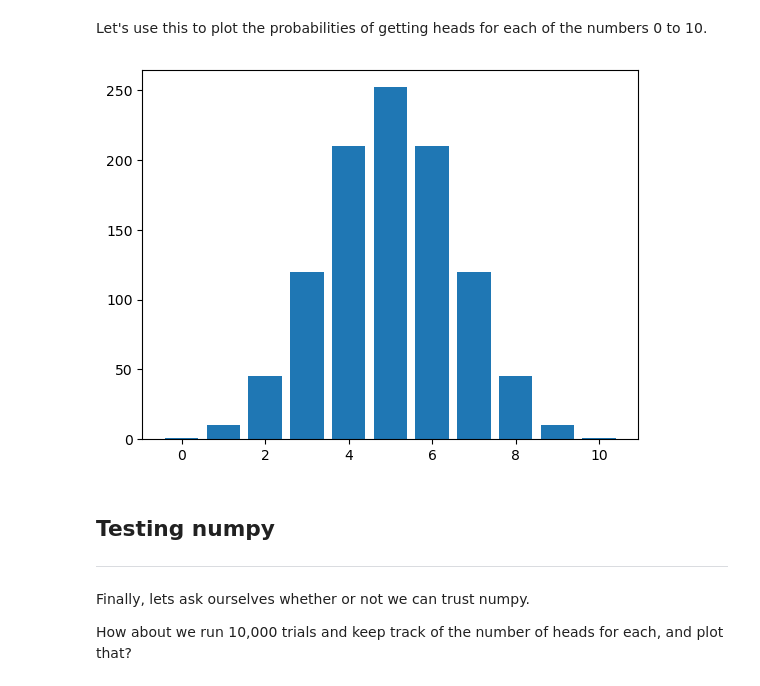
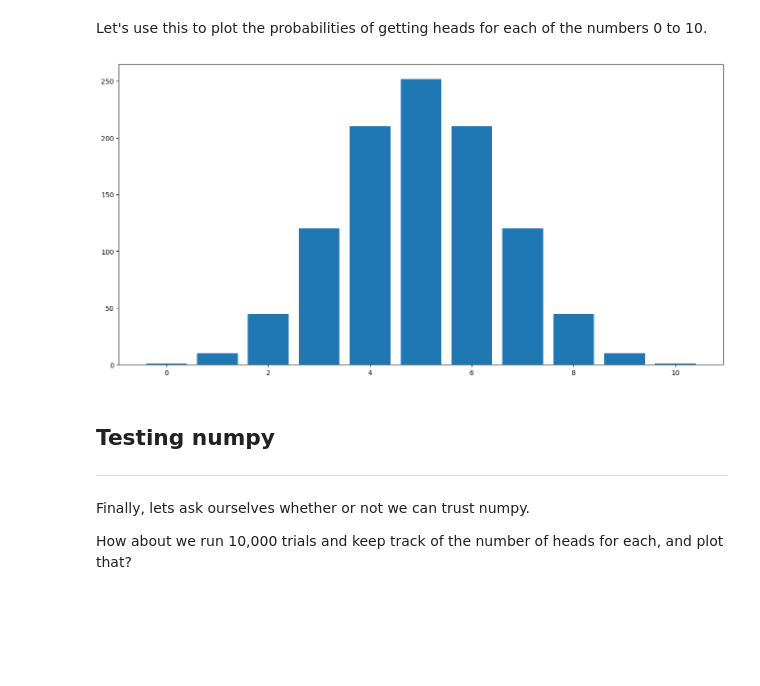
Before and after one commit to ianmcloughlin/hed4notebooks, a Jupyter notebook: content/coin_flipping.ipynb, the cells around one changed output. Cells and saved outputs as stored; diff of their text form; code cells hidden in the pictures; blank space fills up the shorter version.

```diff
--- a/content/coin_flipping.ipynb
+++ b/content/coin_flipping.ipynb
@@ -420,17 +420,21 @@ math.comb(10, 5)
 # %% [markdown]
 Let's use this to plot the probabilities of getting heads for each of the numbers 0 to 10.
 # %%
+# For plots.
 import matplotlib.pyplot as plt
+
+# Set a better plot size.
+plt.rcParams["figure.figsize"] = (16, 8)
 
 coins = 10
 
 x = list(range(coins + 1))
 
 y = [math.comb(coins, i) for i in x]
 
 plt.bar(x, y);
 # %% [output]
-[figure, old version]
+[figure, new version]
 # %% [markdown]
 ## Testing numpy
 
```
Also changed, not shown: parts of 5 cells of this notebook, 2 other files.
